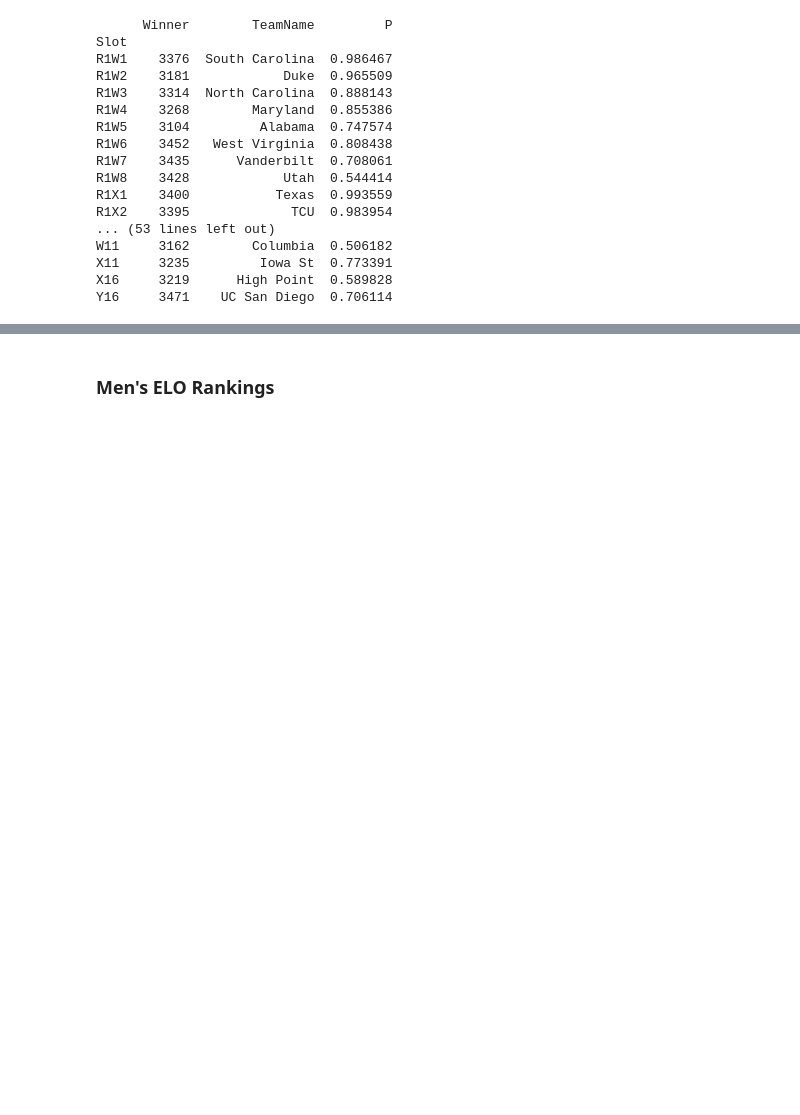
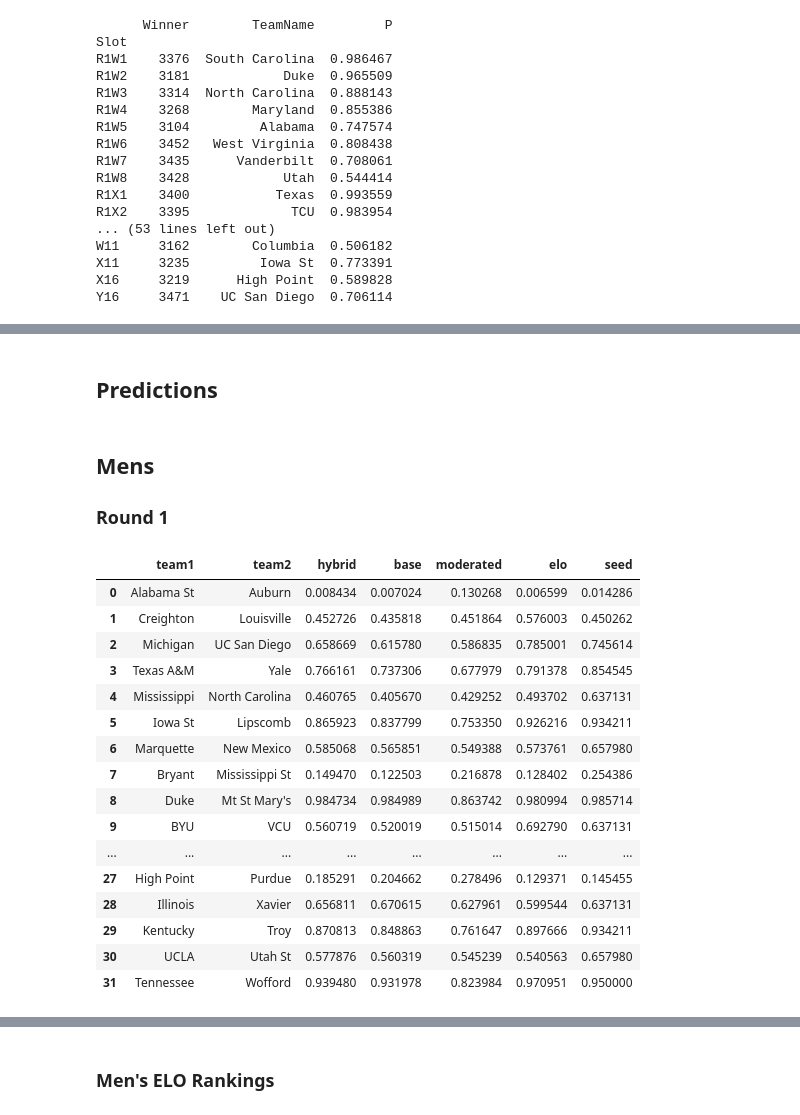
Before and after one commit to nwbvt/marchmadness2025, a Jupyter notebook: MarchMadness.ipynb, the cells around one changed output, grey strips where cells are left out. Saved outputs shown, nothing was run; the diff lists cells and outputs as text; code cells hidden in the pictures; blank space fills up the shorter version.

Commit message:
Add round by round predictions

```diff
--- a/MarchMadness.ipynb
+++ b/MarchMadness.ipynb
@@ -555,0 +582,42 @@ Actual Seeds Model: Accuracy=81.25, Loss=0.125720
+# %% [markdown]
+## Predictions
+# %%
+def gen_round_df(dataset, games, models):
+    tensor = torch.Tensor(np.array([dataset.matchup(winner, loser, 2025, league)
+                                    for winner, loser, league in games])).to(device)
+    model_preds = {model_name: model(tensor) for model_name, model in models.items()}
+    df = pd.DataFrame({'team1': dataset.all_teams.TeamName.loc[[t for t, _, _ in games]].values,
+                       'team2': dataset.all_teams.TeamName.loc[[t for _, t, _ in games]].values})
+    for model_name, preds in model_preds.items():
+        df[model_name] = preds.reshape(-1).tolist()
+    return df
+# %%
+models = {'hybrid': hybrid, 'base': result_model, 'moderated': moderated, 'elo': elo_model, 'seed': seed_model}
+# %% [markdown]
+## Mens
+### Round 1
+# %%
+mens_round_1 = [[1106,1120,'M'],[1166,1257,'M'],[1276,1471,'M'],[1401,1463,'M'],[1279,1314,'M'],[1235,1252,'M'],[1266,1307,'M'],[1136,1280,'M'],#South
+                [1181,1291,'M'],[1140,1433,'M'],[1251,1332,'M'],[1103,1112,'M'],[1285,1458,'M'],[1124,1277,'M'],[1388,1435,'M'],[1104,1352,'M'],#East
+                [1196,1313,'M'],[1163,1328,'M'],[1161,1272,'M'],[1213,1268,'M'],[1179,1281,'M'],[1403,1423,'M'],[1116,1242,'M'],[1303,1385,'M'],#West
+                [1188,1222,'M'],[1208,1211,'M'],[1155,1270,'M'],[1219,1345,'M'],[1228,1462,'M'],[1246,1407,'M'],[1417,1429,'M'],[1397,1459,'M']]#Midwest
+# %%
+gen_round_df(dataset, mens_round_1, models)
+# %% [output]
+|  | team1 | team2 | hybrid | base | moderated | elo | seed |
+| 0 | Alabama St | Auburn | 0.008434 | 0.007024 | 0.130268 | 0.006599 | 0.014286 |
+| 1 | Creighton | Louisville | 0.452726 | 0.435818 | 0.451864 | 0.576003 | 0.450262 |
+| 2 | Michigan | UC San Diego | 0.658669 | 0.615780 | 0.586835 | 0.785001 | 0.745614 |
+| 3 | Texas A&M | Yale | 0.766161 | 0.737306 | 0.677979 | 0.791378 | 0.854545 |
+| 4 | Mississippi | North Carolina | 0.460765 | 0.405670 | 0.429252 | 0.493702 | 0.637131 |
+| 5 | Iowa St | Lipscomb | 0.865923 | 0.837799 | 0.753350 | 0.926216 | 0.934211 |
+| 6 | Marquette | New Mexico | 0.585068 | 0.565851 | 0.549388 | 0.573761 | 0.657980 |
+| 7 | Bryant | Mississippi St | 0.149470 | 0.122503 | 0.216878 | 0.128402 | 0.254386 |
+| 8 | Duke | Mt St Mary's | 0.984734 | 0.984989 | 0.863742 | 0.980994 | 0.985714 |
+| 9 | BYU | VCU | 0.560719 | 0.520019 | 0.515014 | 0.692790 | 0.637131 |
+| ... | ... | ... | ... | ... | ... | ... | ... |
+| 27 | High Point | Purdue | 0.185291 | 0.204662 | 0.278496 | 0.129371 | 0.145455 |
+| 28 | Illinois | Xavier | 0.656811 | 0.670615 | 0.627961 | 0.599544 | 0.637131 |
+| 29 | Kentucky | Troy | 0.870813 | 0.848863 | 0.761647 | 0.897666 | 0.934211 |
+| 30 | UCLA | Utah St | 0.577876 | 0.560319 | 0.545239 | 0.540563 | 0.657980 |
+| 31 | Tennessee | Wofford | 0.939480 | 0.931978 | 0.823984 | 0.970951 | 0.950000 |
```
Also changed, not shown: parts of 10 cells of this notebook.
